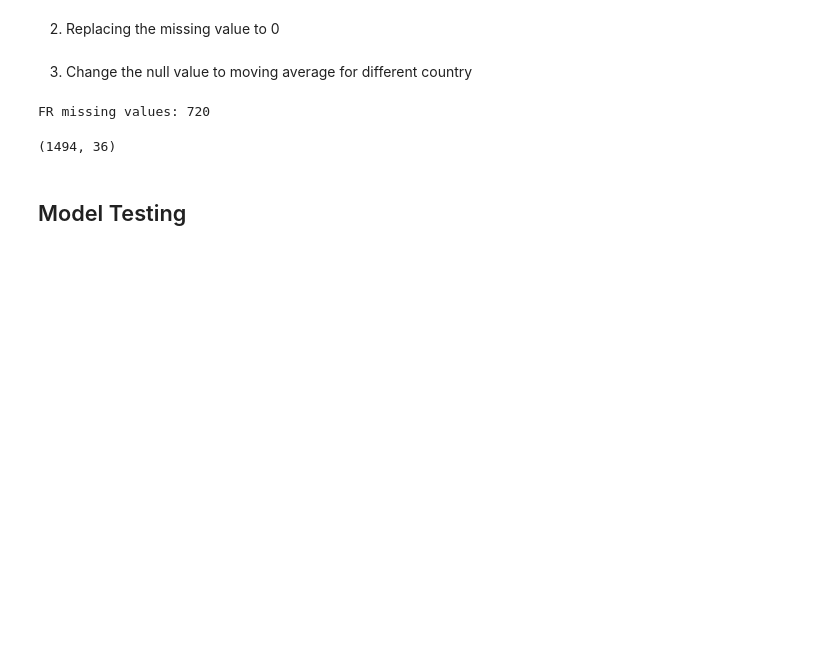
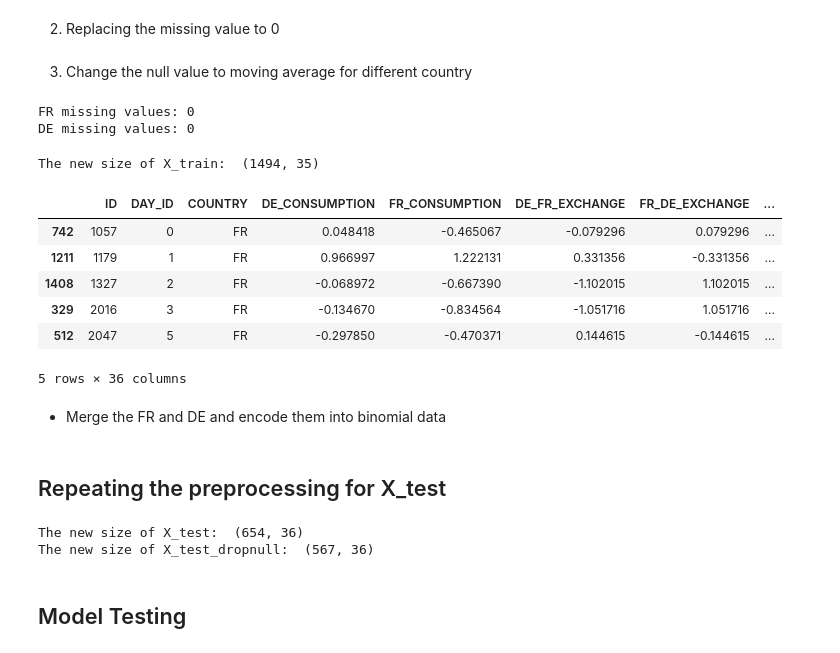
Before and after one commit to rngaili/Electricity-Price-Prediction, a Jupyter notebook: Benchmark_QRT_en.ipynb, the cells around one changed output. Cells and saved outputs as stored; diff of their text form; code cells hidden in the pictures; blank space fills up the shorter version.

```diff
--- a/Benchmark_QRT_en.ipynb
+++ b/Benchmark_QRT_en.ipynb
@@ -225,22 +225,79 @@ de_df = X_train[X_train['COUNTRY'] == 'DE']
 fr_df = fr_df.sort_values(by='DAY_ID')
 de_df = de_df.sort_values(by='DAY_ID')
 
+# For the first row, if there's any missing value, fill it with 0
+fr_df.iloc[0] = fr_df.iloc[0].fillna(0)
+de_df.iloc[0] = de_df.iloc[0].fillna(0)
+
 def fill_with_running_avg(df):
+    df.iloc[0] = df.iloc[0].fillna(0)
+
+    for column in df.columns[3:]:
+        if df[column].dtype == 'float64' or df[column].dtype == 'int64':
+            # Calculate the running average excluding the first row
+            running_average = df[column].expanding(min_periods=2).mean()
+            # Fill missing values with the running average
+            df[column] = df[column].fillna(running_average)
     return df
 
 france_df_filled = fill_with_running_avg(fr_df)
+germany_df_filled = fill_with_running_avg(de_df)
 
 #check the missing value
 print('FR missing values:', france_df_filled.isnull().sum().sum())
+print('DE missing values:', germany_df_filled.isnull().sum().sum())
 # %% [output]
-FR missing values: 720
+FR missing values: 0
+DE missing values: 0
 # %%
 #merge fr_df and de_df together and creat an binomial for the country for FR =1 and DE = 0
 X_train_merge= pd.concat([fr_df, de_df])
-X_train_merge['country_encoded'] = X_train_merge['COUNTRY'].apply(lambda x: 0 if x == 'DE' else 1)
-X_train_merge.shape
+X_train_merge['COUNTRY_ID'] = X_train_merge['COUNTRY'].apply(lambda x: 0 if x == 'DE' else 1)
+print("The new size of X_train: ", X_train.shape)
+
+X_train_merge.head()
 # %% [output]
-(1494, 36)
+The new size of X_train:  (1494, 35)
+|  | ID | DAY_ID | COUNTRY | DE_CONSUMPTION | FR_CONSUMPTION | DE_FR_EXCHANGE | FR_DE_EXCHANGE | ... |
+| 742 | 1057 | 0 | FR | 0.048418 | -0.465067 | -0.079296 | 0.079296 | ... |
+| 1211 | 1179 | 1 | FR | 0.966997 | 1.222131 | 0.331356 | -0.331356 | ... |
+| 1408 | 1327 | 2 | FR | -0.068972 | -0.667390 | -1.102015 | 1.102015 | ... |
+| 329 | 2016 | 3 | FR | -0.134670 | -0.834564 | -1.051716 | 1.051716 | ... |
+| 512 | 2047 | 5 | FR | -0.297850 | -0.470371 | 0.144615 | -0.144615 | ... |
+5 rows × 36 columns
+# %% [markdown]
+- Merge the FR and DE and encode them into binomial data
+# %% [markdown]
+## Repeating the preprocessing for X_test
+# %%
+# 1. Adding a label encoding for the test dataframe
+X_test['COUNTRY_ID'] = X_test['COUNTRY'].apply(lambda x: 0 if x == 'DE' else 1)
+print("The new size of X_test: ", X_test.shape)
+
+X_test_copy = X_test.copy()
+
+# 2. Dropping the null Values
+X_test_dropnull = X_test_copy.dropna()
+print("The new size of X_test_dropnull: ", X_test_dropnull.shape)
+
+# 3. Replacing the missing value to 0
+X_test_fillna = X_test_copy.fillna(0)
+
+# 4. Change the null value to moving average for different country
+fr_test_df = X_test[X_test['COUNTRY'] == 'FR']
+de_test_df = X_test[X_test['COUNTRY'] == 'DE']
+
+#make an order of the DAY_ID for data with ascending order Note:needs updating
+fr_test_df = fr_test_df.sort_values(by='DAY_ID')
+de_test_df = de_test_df.sort_values(by='DAY_ID')
+
+france_test_df_filled = fill_with_running_avg(fr_test_df)
+
+# Merging the two data frames
+X_test_merge= pd.concat([fr_test_df, de_test_df])
+# %% [output]
+The new size of X_test:  (654, 36)
+The new size of X_test_dropnull:  (567, 36)
 # %% [markdown]
 ## Model Testing
 # %% [markdown]
```
Also changed, not shown: parts of 6 cells of this notebook.
